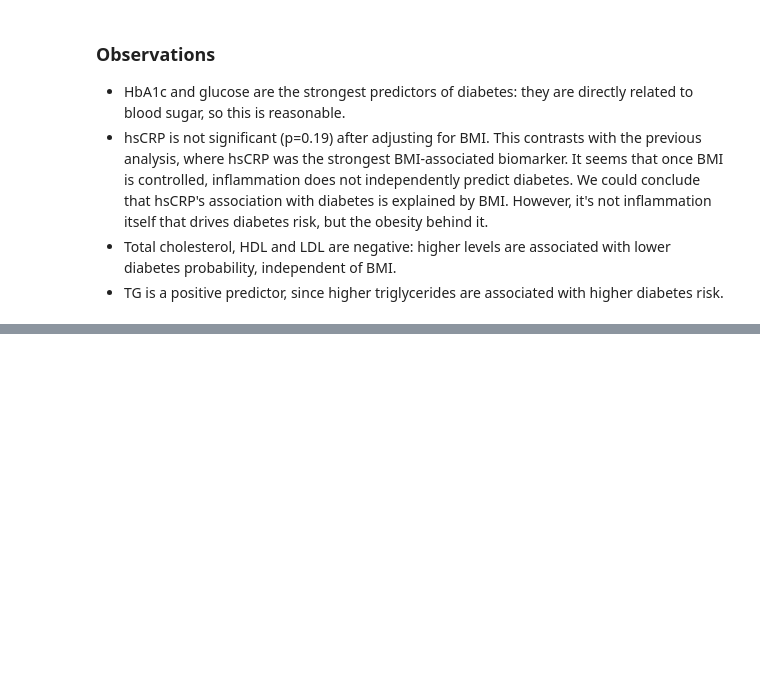
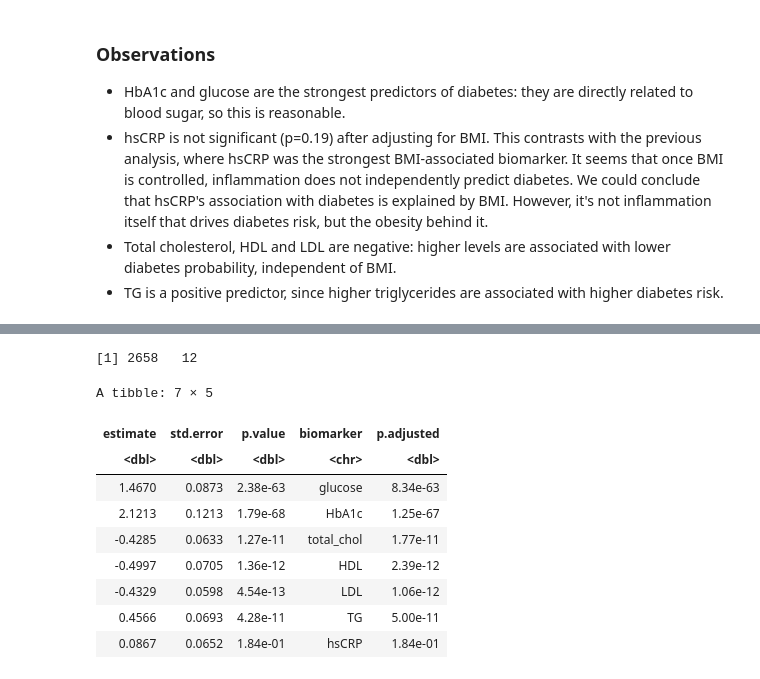
Before and after one commit to estaniporta/metabolomics_nightingale, a Jupyter notebook: analysis.ipynb, the cells around one changed output, grey strips where cells are left out. Drawn from its saved outputs; the diff is of its cells as text; code cells hidden in the pictures; blank space fills up the shorter version.

Commit message:
Add robustness check for borderline diabetes subjects. Make README more clear

```diff
--- a/analysis.ipynb
+++ b/analysis.ipynb
@@ -366,0 +374,37 @@ ggforestplot::forestplot(
+# %%
+# Check that the objects from sections 3 and 7 exist
+stopifnot(exists("run_logistic"), exists("biomarkers"), exists("df_clean"))
+
+# Back up the main analysis data (if the cell is re-run, restore the backup first)
+if (exists("df_clean_main")) df_clean <- df_clean_main else df_clean_main <- df_clean
+
+# Same preprocessing as section 3, with "Borderline" set to NA and dropped
+df_clean <- df %>%
+  mutate(diabetes = case_when(diabetes == "Yes" ~ 1, diabetes == "No" ~ 0, TRUE ~ NA_real_)) %>%
+  drop_na(diabetes, glucose, HbA1c, total_chol, HDL, LDL, TG, hsCRP, age, sex, BMI) %>%
+  mutate(across(all_of(biomarkers), ~ as.numeric(scale(log1p(.x)))))
+
+print(dim(df_clean))
+
+df_assoc_sens <- map_dfr(biomarkers, run_logistic) %>%
+  select(-term, -statistic) %>%
+  mutate(p.adjusted = p.adjust(p.value, method = "BH")) %>%
+  mutate(across(c(estimate, std.error), ~ round(.x, 4)),
+         across(c(p.value, p.adjusted), ~ signif(.x, 3)))
+
+# Restore the main analysis data
+df_clean <- df_clean_main
+
+df_assoc_sens
+# %% [output]
+[1] 2658   12
+A tibble: 7 × 5
+| estimate | std.error | p.value | biomarker | p.adjusted |
+| <dbl> | <dbl> | <dbl> | <chr> | <dbl> |
+| 1.4670 | 0.0873 | 2.38e-63 | glucose | 8.34e-63 |
+| 2.1213 | 0.1213 | 1.79e-68 | HbA1c | 1.25e-67 |
+| -0.4285 | 0.0633 | 1.27e-11 | total_chol | 1.77e-11 |
+| -0.4997 | 0.0705 | 1.36e-12 | HDL | 2.39e-12 |
+| -0.4329 | 0.0598 | 4.54e-13 | LDL | 1.06e-12 |
+| 0.4566 | 0.0693 | 4.28e-11 | TG | 5.00e-11 |
+| 0.0867 | 0.0652 | 1.84e-01 | hsCRP | 1.84e-01 |
```
Also changed, not shown: parts of 12 cells of this notebook, 1 other file.
